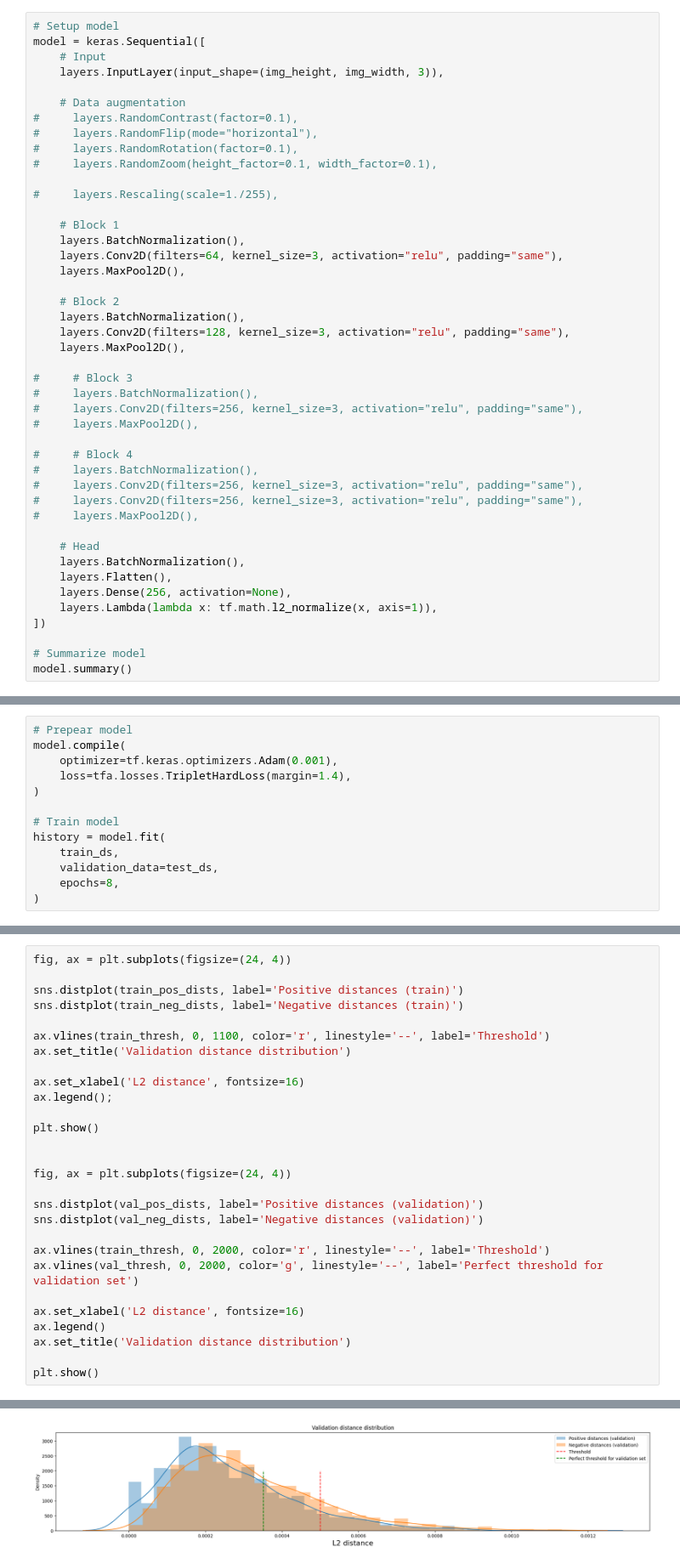
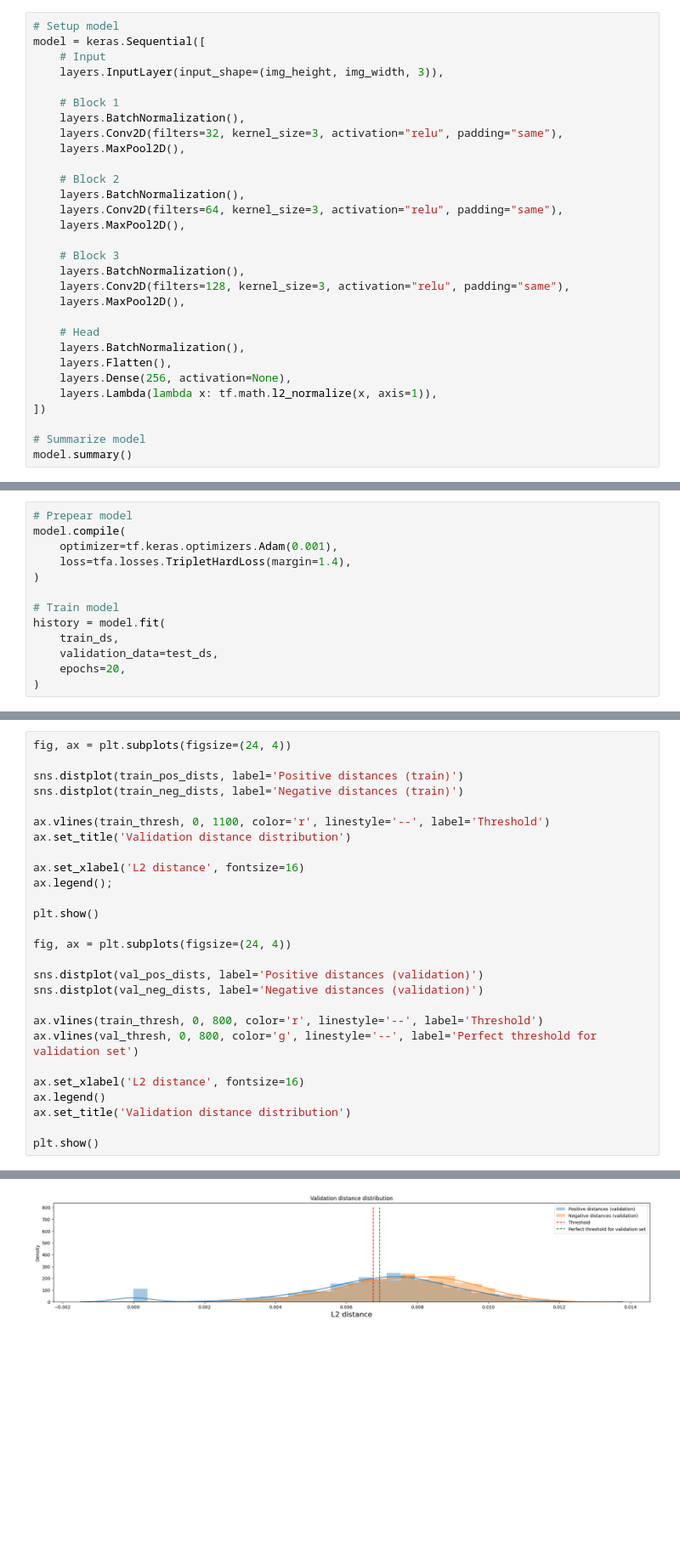
Before and after one commit to mymmrac/ml-research, a Jupyter notebook: ml.ipynb, the cells around one changed output, grey strips where cells are left out. Shown at 85% size. Cells and saved outputs as stored; diff of their text form; blank space fills up the shorter version.

```diff
--- a/ml.ipynb
+++ b/ml.ipynb
@@ -107,34 +113,20 @@ model = keras.Sequential([
     # Input
     layers.InputLayer(input_shape=(img_height, img_width, 3)),
 
-    # Data augmentation
-#     layers.RandomContrast(factor=0.1),
-#     layers.RandomFlip(mode="horizontal"),
-#     layers.RandomRotation(factor=0.1),
-#     layers.RandomZoom(height_factor=0.1, width_factor=0.1),
+    # Block 1
+    layers.BatchNormalization(),
+    layers.Conv2D(filters=32, kernel_size=3, activation="relu", padding="same"),
+    layers.MaxPool2D(),
 
-#     layers.Rescaling(scale=1./255),
-
-    # Block 1
+    # Block 2
     layers.BatchNormalization(),
     layers.Conv2D(filters=64, kernel_size=3, activation="relu", padding="same"),
     layers.MaxPool2D(),
 
-    # Block 2
+    # Block 3
     layers.BatchNormalization(),
     layers.Conv2D(filters=128, kernel_size=3, activation="relu", padding="same"),
     layers.MaxPool2D(),
-
-#     # Block 3
-#     layers.BatchNormalization(),
-#     layers.Conv2D(filters=256, kernel_size=3, activation="relu", padding="same"),
-#     layers.MaxPool2D(),
-
-#     # Block 4
-#     layers.BatchNormalization(),
-#     layers.Conv2D(filters=256, kernel_size=3, activation="relu", padding="same"),
-#     layers.Conv2D(filters=256, kernel_size=3, activation="relu", padding="same"),
-#     layers.MaxPool2D(),
 
     # Head
     layers.BatchNormalization(),
@@ -174,6 +166,6 @@ model.compile(
 history = model.fit(
     train_ds,
     validation_data=test_ds,
-    epochs=8,
+    epochs=20,
 )
 # %% [output]
@@ -317,14 +314,13 @@ ax.legend();
 
 plt.show()
 
-
 fig, ax = plt.subplots(figsize=(24, 4))
 
 sns.distplot(val_pos_dists, label='Positive distances (validation)')
 sns.distplot(val_neg_dists, label='Negative distances (validation)')
 
-ax.vlines(train_thresh, 0, 2000, color='r', linestyle='--', label='Threshold')
-ax.vlines(val_thresh, 0, 2000, color='g', linestyle='--', label='Perfect threshold for validation set')
+ax.vlines(train_thresh, 0, 800, color='r', linestyle='--', label='Threshold')
+ax.vlines(val_thresh, 0, 800, color='g', linestyle='--', label='Perfect threshold for validation set')
 
 ax.set_xlabel('L2 distance', fontsize=16)
 ax.legend()
@@ -336 +332 @@ plt.show()
-[figure, old version]
+[figure, new version]
```
Also changed, not shown: parts of 13 cells of this notebook.
